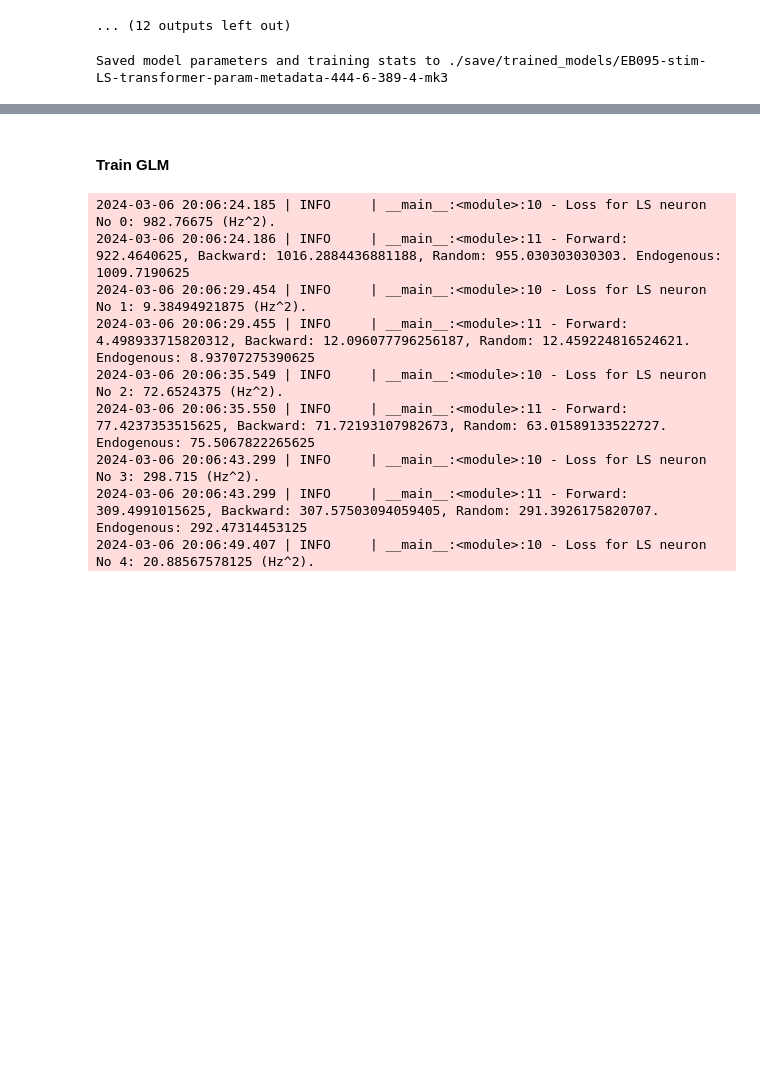
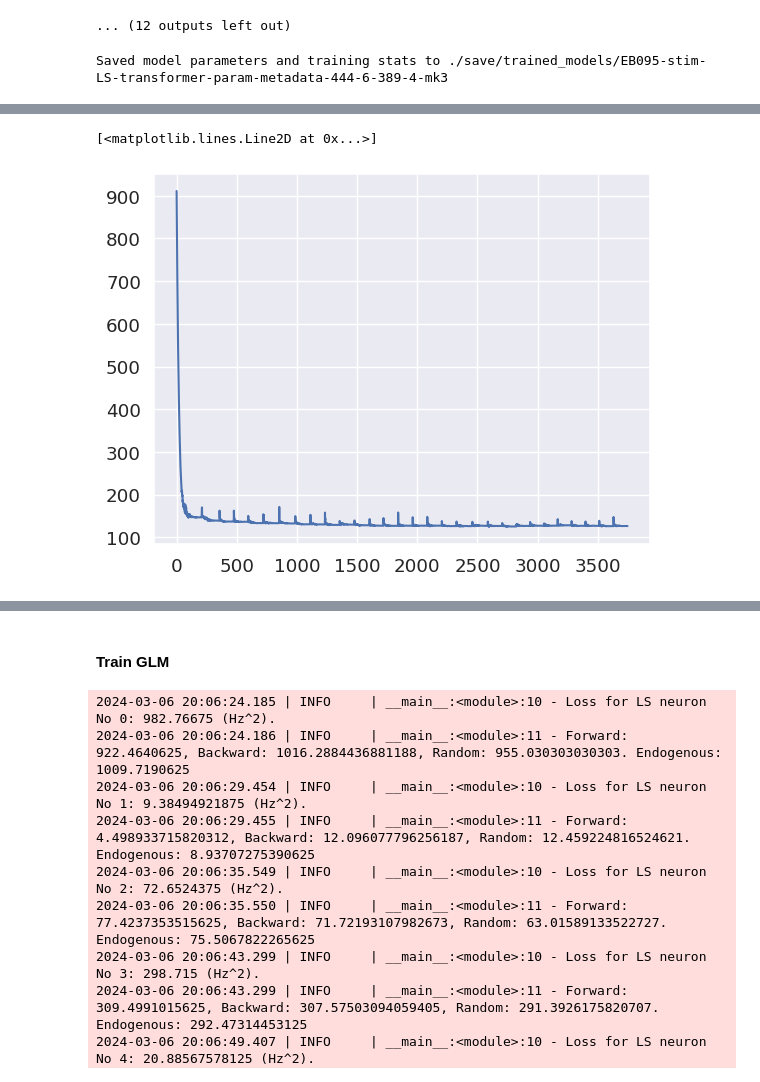
Before and after one commit to cngzlsh/approx_brain, a Jupyter notebook: EB095_stim.ipynb, the cells around one changed output, grey strips where cells are left out. Saved outputs shown, nothing was run; the diff lists cells and outputs as text; code cells hidden in the pictures; blank space fills up the shorter version.

```diff
--- a/EB095_stim.ipynb
+++ b/EB095_stim.ipynb
@@ -378,3 +378,8 @@ Transformer prediction for non-stim stim MSE loss:  tensor(138.2961)
+# %%
+plt.plot(data['return_dict']['eval_losses'])
+# %% [output]
+[<matplotlib.lines.Line2D at 0x...>]
+[figure, added]
 # %%
 plt.figure()
 plt.bar(np.arange(len(LS_neuron_idx)) - 0.225, torch.sqrt(LS_test_pred_loss[forward_mse_idx, 0].sum(0)/len(forward_mse_idx)), width=0.15, label='forward')
```
Also changed, not shown: parts of 36 cells of this notebook, 1 other file.
